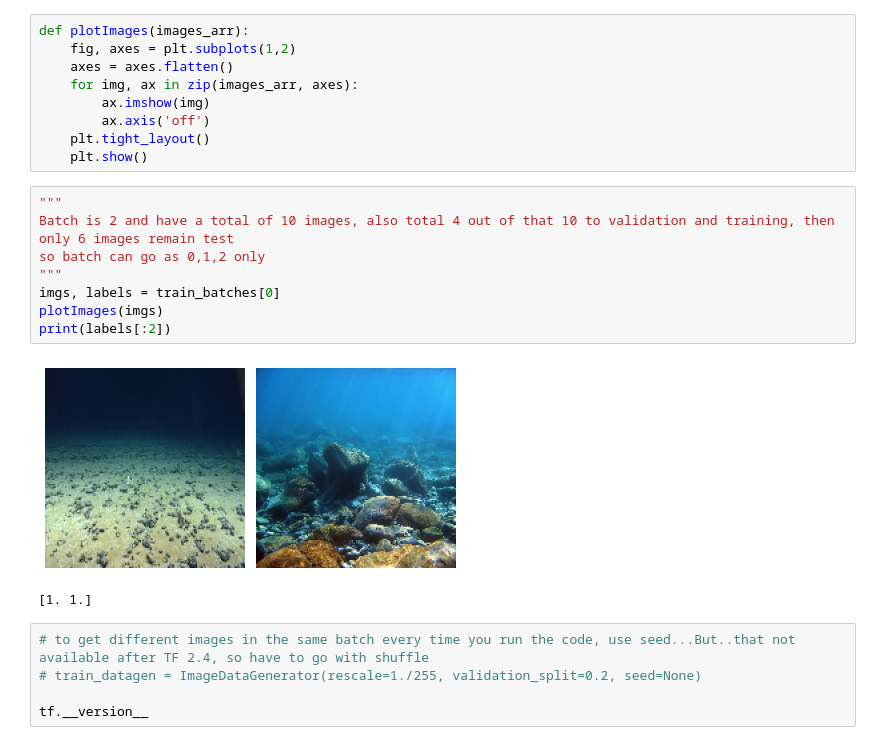
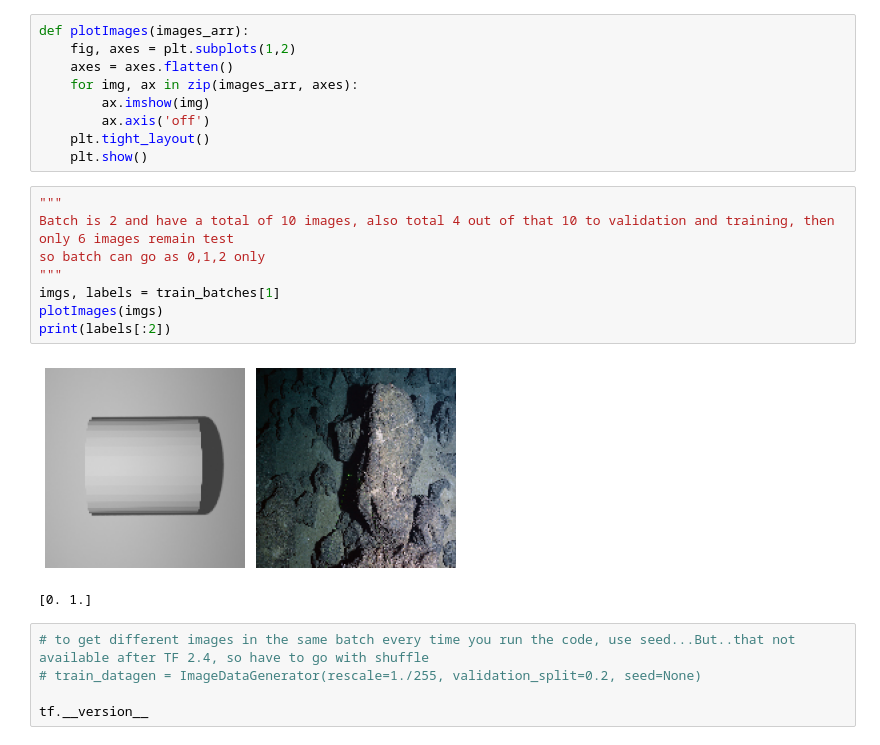
Before and after one commit to CyDevLabs/Underwater-Mine-Warfare-, a Jupyter notebook: mine_training.ipynb, the cells around one changed output. Drawn from its saved outputs; the diff is of its cells as text.

```diff
--- a/mine_training.ipynb
+++ b/mine_training.ipynb
@@ -85,14 +85,14 @@ def plotImages(images_arr):
 # %%
 """
 Batch is 2 and have a total of 10 images, also total 4 out of that 10 to validation and training, then only 6 images remain test
 so batch can go as 0,1,2 only
 """
-imgs, labels = train_batches[0]
+imgs, labels = train_batches[1]
 plotImages(imgs)
 print(labels[:2])
 # %% [output]
-[figure, old version]
+[figure, new version]
-[1. 1.]
+[0. 1.]
 # %%
 # to get different images in the same batch every time you run the code, use seed...But..that not available after TF 2.4, so have to go with shuffle
 # train_datagen = ImageDataGenerator(rescale=1./255, validation_split=0.2, seed=None)
```
